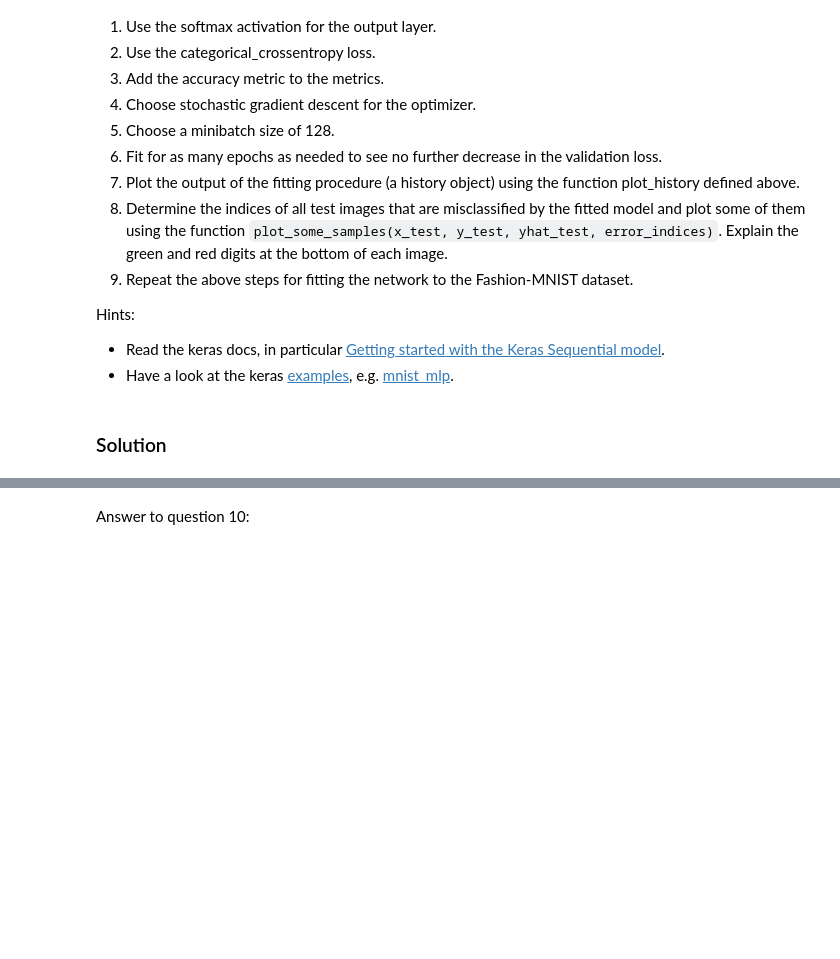
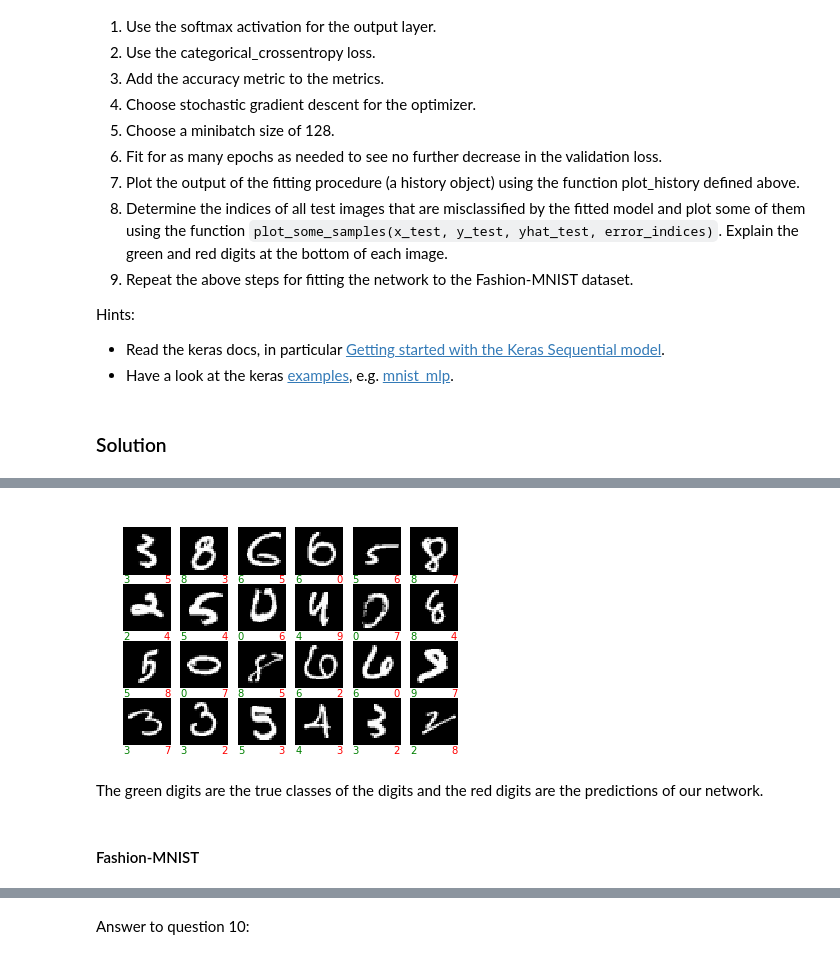
Before and after one commit to serifsonerserbest/ANN, a Jupyter notebook: miniproject1.ipynb, the cells around one changed output, grey strips where cells are left out. Drawn from its saved outputs; the diff is of its cells as text; code cells hidden in the pictures; blank space fills up the shorter version.

```diff
--- a/miniproject1.ipynb
+++ b/miniproject1.ipynb
@@ -198,0 +241,8 @@ Hints:
+# %%
+plot_some_samples(x_test, labels, yhat_test, error_indices);
+# %% [output]
+[figure, added]
+# %% [markdown]
+The green digits are the true classes of the digits and the red digits are the predictions of our network.
+# %% [markdown]
+#### Fashion-MNIST
```
Also changed, not shown: parts of 17 cells of this notebook, 1 other file.
